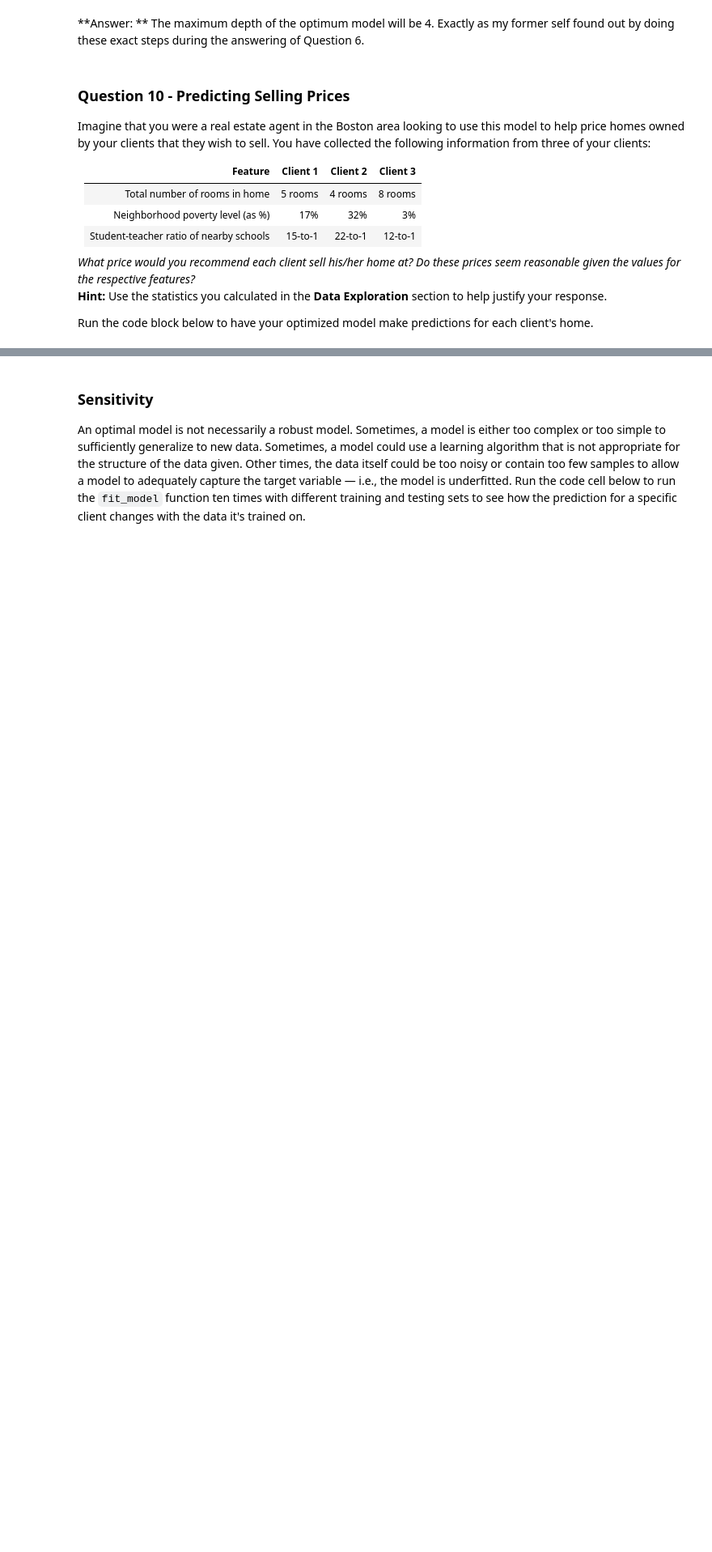
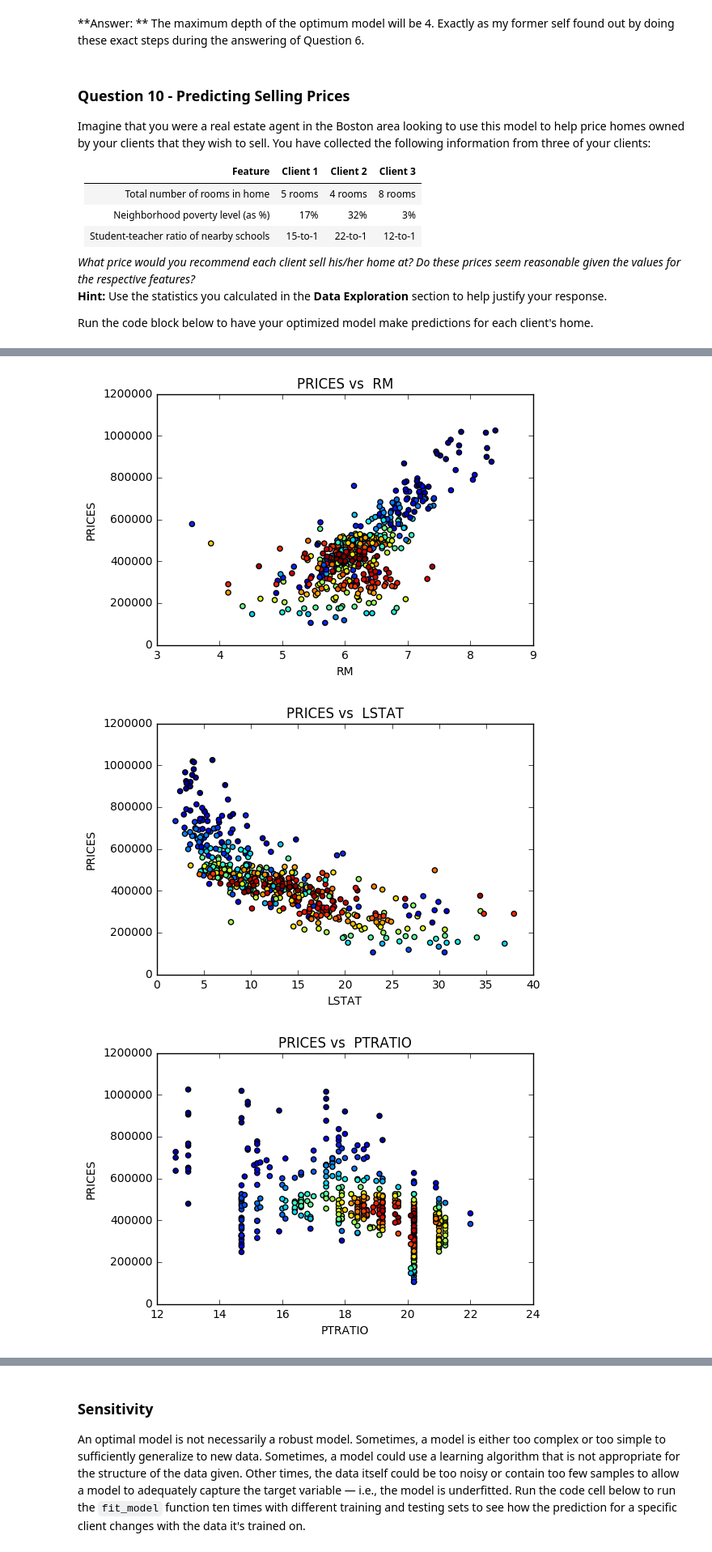
Before and after one commit to isamu-isozaki/Machine-Learning, a Jupyter notebook: Machine learning Nanodegree/boston_housing/boston_housing.ipynb, the cells around one changed output, grey strips where cells are left out. Shown at 81% size. Saved outputs shown, nothing was run; the diff lists cells and outputs as text; code cells hidden in the pictures; blank space fills up the shorter version.

```diff
--- a/Machine learning Nanodegree/boston_housing/boston_housing.ipynb
+++ b/Machine learning Nanodegree/boston_housing/boston_housing.ipynb
@@ -679,0 +498,49 @@ print "The training score for the svr algorithm is {}".format(svr_training_score
+# %%
+import matplotlib.pyplot as plt
+from scipy.stats import gaussian_kde
+
+def plot_base():
+    for col in features.columns:
+        xy = np.vstack((features[col], prices))
+        z = gaussian_kde(xy)(xy)
+        fig, ax = plt.subplots()
+        ax.scatter(features[col], prices, c = z)
+        plt.title('PRICES vs  '+ str(col))
+        plt.xlabel(col)
+        plt.ylabel('PRICES')
+
+def plot_destribution(regs, colors, labels):
+    for col in features.columns:
+        xy = np.vstack((features[col], prices))
+        z = gaussian_kde(xy)(xy)
+        fig, ax = plt.subplots()
+        ax.scatter(features[col], prices, c = z)
+        for (reg, color, label) in zip(regs, colors, labels):
+            ax.scatter( X_test[col], reg.predict(X_test), c = color, label = label)
+        plt.title('PRICES vs  '+ str(col))
+        plt.xlabel(col)
+        plt.ylabel('PRICES')
+
+
+
+
+def plot_predictions(preds, colors, labels):
+    for i, col in enumerate(features.columns):
+        xy = np.vstack((features[col], prices))
+        z = gaussian_kde(xy)(xy)
+        fig, ax = plt.subplots()
+        ax.scatter(features[col], prices, c = z)
+        for (pred, color, label) in zip(preds, colors, labels):
+            ax.scatter( np.array(client_data)[:,i], pred, c = color, s = 100, label = label)
+        plt.title('PRICES vs  '+ str(col))
+        plt.xlabel(col)
+        plt.ylabel('PRICES')
+
+#Sadly I was not able to make a super/delegate function, a function that can be used for all 3 of these similar functions. It pains me immensely to reiterate
+#my code to this extent, yet sadly, I could not find an alternative way.
+# %%
+plot_base()
+# %% [output]
+[figure, added]
+[figure, added]
+[figure, added]
```
Also changed, not shown: parts of 59 cells of this notebook, 2 other files.
